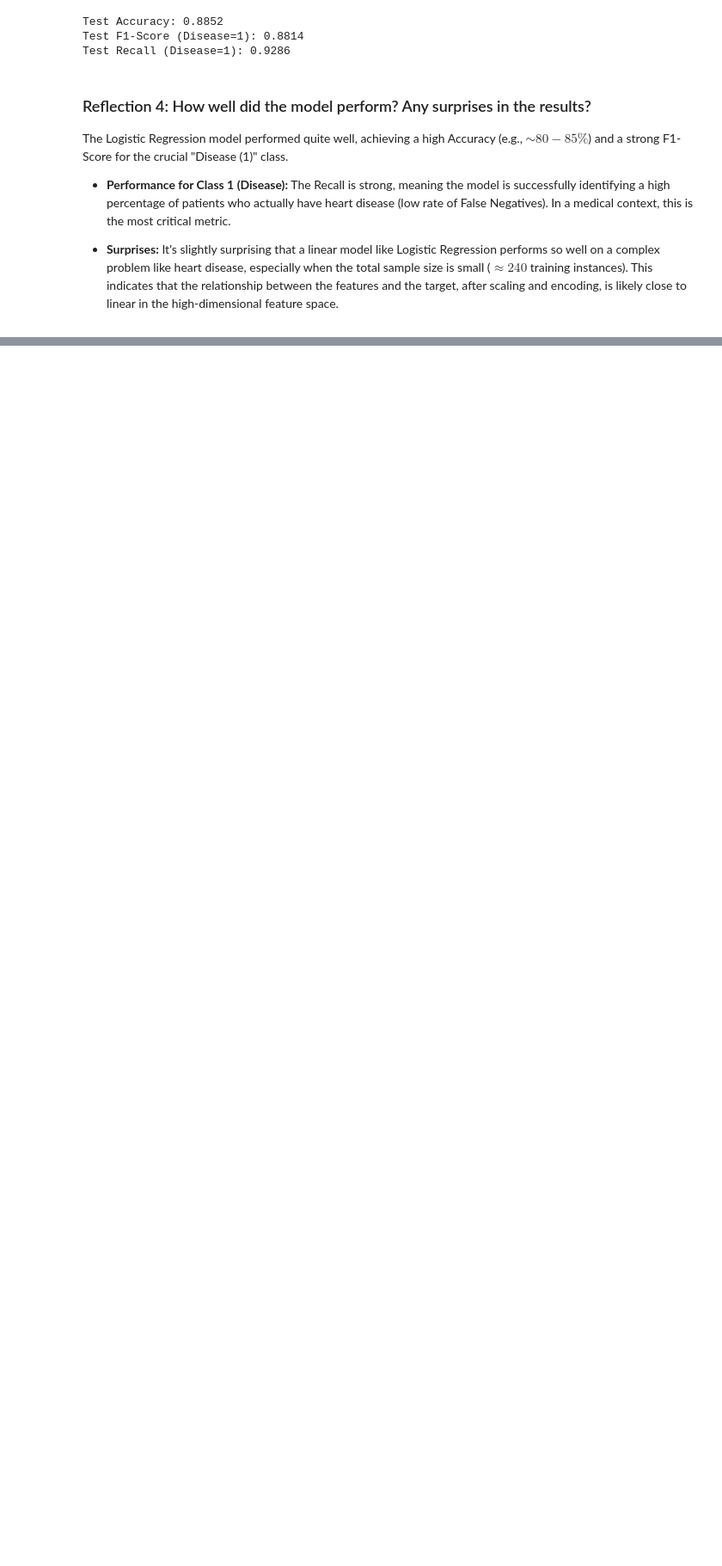
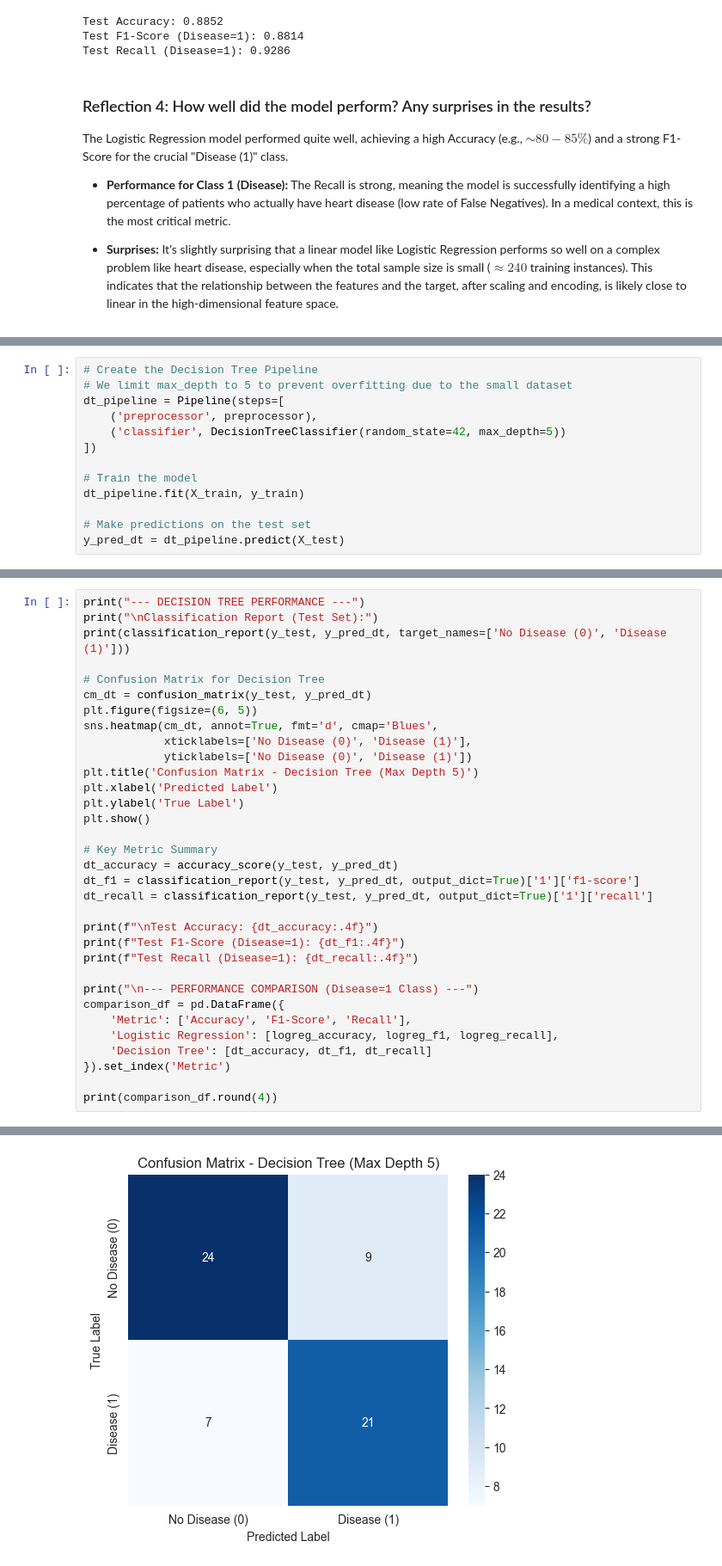
Before and after one commit to s-golla/ml_classification_sgolla, a Jupyter notebook: classification_sgolla.ipynb, the cells around one changed output, grey strips where cells are left out. Shown: that part at 86% size. Drawn from its saved outputs; the diff is of its cells as text; blank space fills up the shorter version.

Commit message:
implemented alternative classification and compared the different model

```diff
--- a/classification_sgolla.ipynb
+++ b/classification_sgolla.ipynb
@@ -284,0 +291,13 @@ The Logistic Regression model performed quite well, achieving a high Accuracy (e
+# %%
+# Create the Decision Tree Pipeline
+# We limit max_depth to 5 to prevent overfitting due to the small dataset
+dt_pipeline = Pipeline(steps=[
+    ('preprocessor', preprocessor),
+    ('classifier', DecisionTreeClassifier(random_state=42, max_depth=5))
+])
+
+# Train the model
+dt_pipeline.fit(X_train, y_train)
+
+# Make predictions on the test set
+y_pred_dt = dt_pipeline.predict(X_test)
@@ -284,0 +306,34 @@ The Logistic Regression model performed quite well, achieving a high Accuracy (e
+# %%
+print("--- DECISION TREE PERFORMANCE ---")
+print("\nClassification Report (Test Set):")
+print(classification_report(y_test, y_pred_dt, target_names=['No Disease (0)', 'Disease (1)']))
+
+# Confusion Matrix for Decision Tree
+cm_dt = confusion_matrix(y_test, y_pred_dt)
+plt.figure(figsize=(6, 5))
+sns.heatmap(cm_dt, annot=True, fmt='d', cmap='Blues',
+            xticklabels=['No Disease (0)', 'Disease (1)'],
+            yticklabels=['No Disease (0)', 'Disease (1)'])
+plt.title('Confusion Matrix - Decision Tree (Max Depth 5)')
+plt.xlabel('Predicted Label')
+plt.ylabel('True Label')
+plt.show()
+
+# Key Metric Summary
+dt_accuracy = accuracy_score(y_test, y_pred_dt)
+dt_f1 = classification_report(y_test, y_pred_dt, output_dict=True)['1']['f1-score']
+dt_recall = classification_report(y_test, y_pred_dt, output_dict=True)['1']['recall']
+
+print(f"\nTest Accuracy: {dt_accuracy:.4f}")
+print(f"Test F1-Score (Disease=1): {dt_f1:.4f}")
+print(f"Test Recall (Disease=1): {dt_recall:.4f}")
+
+print("\n--- PERFORMANCE COMPARISON (Disease=1 Class) ---")
+comparison_df = pd.DataFrame({
+    'Metric': ['Accuracy', 'F1-Score', 'Recall'],
+    'Logistic Regression': [logreg_accuracy, logreg_f1, logreg_recall],
+    'Decision Tree': [dt_accuracy, dt_f1, dt_recall]
+}).set_index('Metric')
+
+print(comparison_df.round(4))
+# %% [output]
@@ -284,0 +351 @@ The Logistic Regression model performed quite well, achieving a high Accuracy (e
+[figure, added]
```
Also changed, not shown: parts of 3 cells of this notebook.
